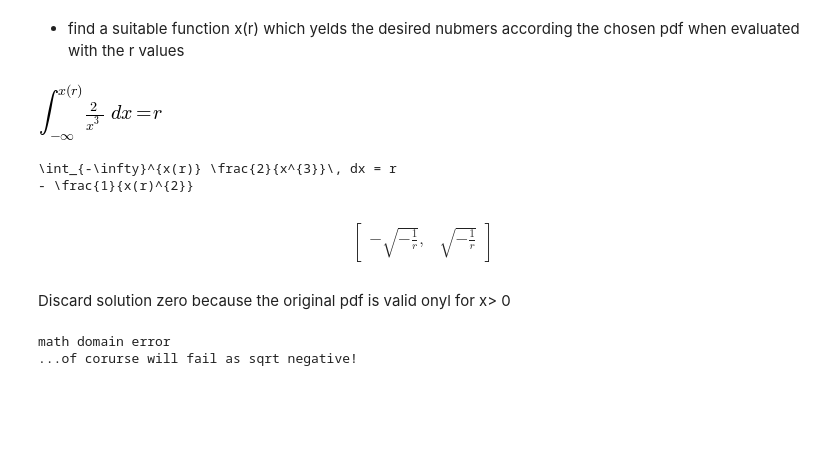
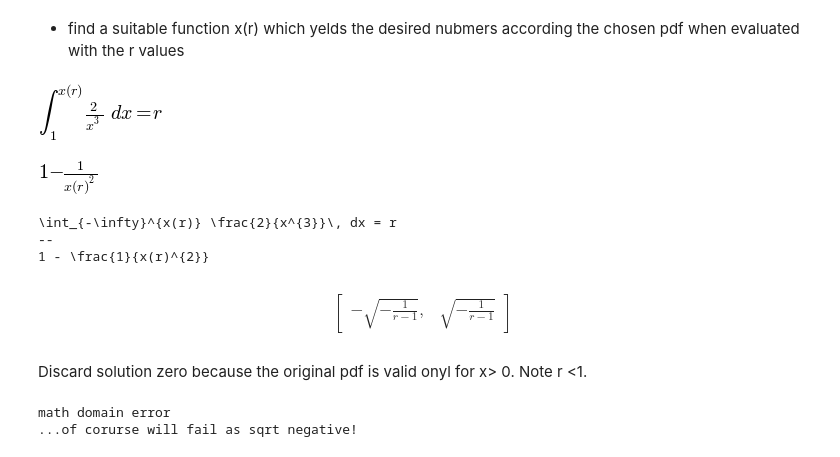
Before and after one commit to giulioungaretti/stats2013, a Jupyter notebook: ProblemSet/3.1.ipynb, the cells around one changed output. Cells and saved outputs as stored; diff of their text form; code cells hidden in the pictures; blank space fills up the shorter version.

```diff
--- a/ProblemSet/3.1.ipynb
+++ b/ProblemSet/3.1.ipynb
@@ -48,11 +55,13 @@ xr,r  = sym.symbols(['x(r)','r'])
 # %%
-
-display(sym.Eq(sym.Integral(pdf,(x,-oo,xr)),r))
-solution_xr = sym.integrate(pdf,(x,-oo,xr))
-
+display(sym.Eq(sym.Integral(pdf,(x,1,xr)),r))
+solution_xr = sym.integrate(pdf,(x,1,xr))
+display(solution_xr)
 print sym.latex(sym.Eq(sym.Integral(pdf,(x,-oo,xr)),r))
+print '--'
 print sym.latex(solution_xr)
 # %% [output]
-[figure, old version]
+[figure, new version]
+[figure, added]
 \int_{-\infty}^{x(r)} \frac{2}{x^{3}}\, dx = r
-- \frac{1}{x(r)^{2}}
+--
+1 - \frac{1}{x(r)^{2}}
@@ -60,11 +71,12 @@ print sym.latex(solution_xr)
 sol = sym.solve(solution_xr-r ,xr)
 display(sol)
 # %% [output]
-$$\begin{bmatrix}- \sqrt{- \frac{1}{r}}, & \sqrt{- \frac{1}{r}}\end{bmatrix}$$
+$$\begin{bmatrix}- \sqrt{- \frac{1}{r -1}}, & \sqrt{- \frac{1}{r -1}}\end{bmatrix}$$
 # %%
 x = sol[1]
 # %% [markdown]
-Discard solution zero because the original pdf is valid onyl for x> 0
+Discard solution zero because the original pdf is valid onyl for x> 0.
+Note r <1.
 # %%
 x_of_r = sym.lambdify(r,x)
 # %%
```
Also changed, not shown: parts of 8 cells of this notebook, 1 other file.
